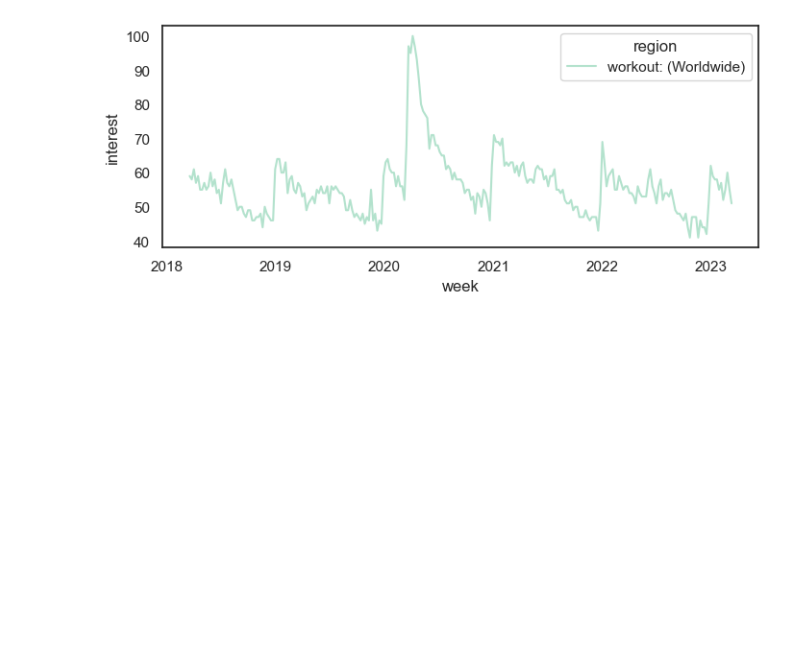
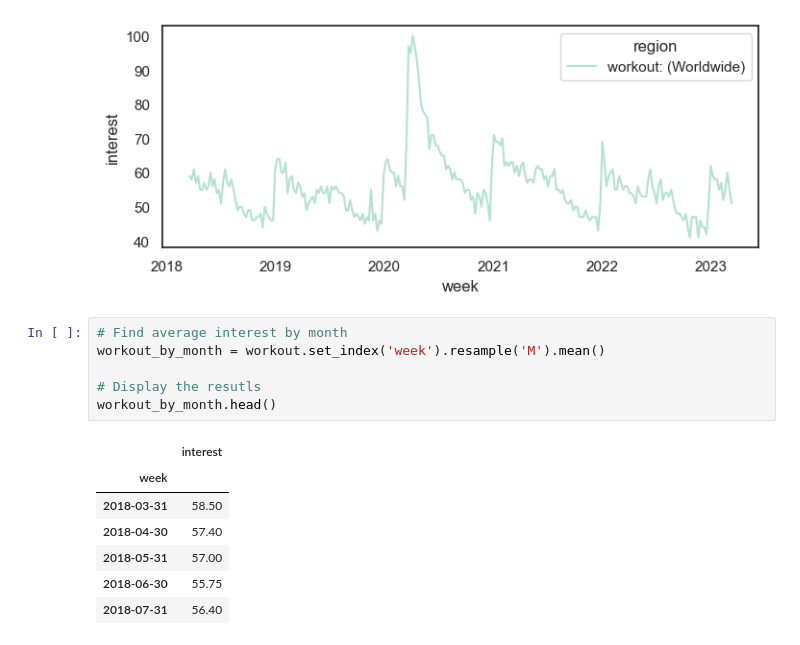
Before and after one commit to JeremyTallant/market_analysis, a Jupyter notebook: product_management.ipynb, the cells around one changed output. Cells and saved outputs as stored; diff of their text form; blank space fills up the shorter version.

Commit message:
found average interest by month

```diff
--- a/product_management.ipynb
+++ b/product_management.ipynb
@@ -58,3 +60,17 @@ def read_geo(filepath, multi=False):
 workout = read_file('data/workout.csv', plot=True)
 # %% [output]
 [figure]
+# %%
+# Find average interest by month
+workout_by_month = workout.set_index('week').resample('M').mean()
+
+# Display the resutls
+workout_by_month.head()
+# %% [output]
+|  | interest |
+| week |  |
+| 2018-03-31 | 58.50 |
+| 2018-04-30 | 57.40 |
+| 2018-05-31 | 57.00 |
+| 2018-06-30 | 55.75 |
+| 2018-07-31 | 56.40 |
```
Also changed, not shown: parts of 1 cell of this notebook.
